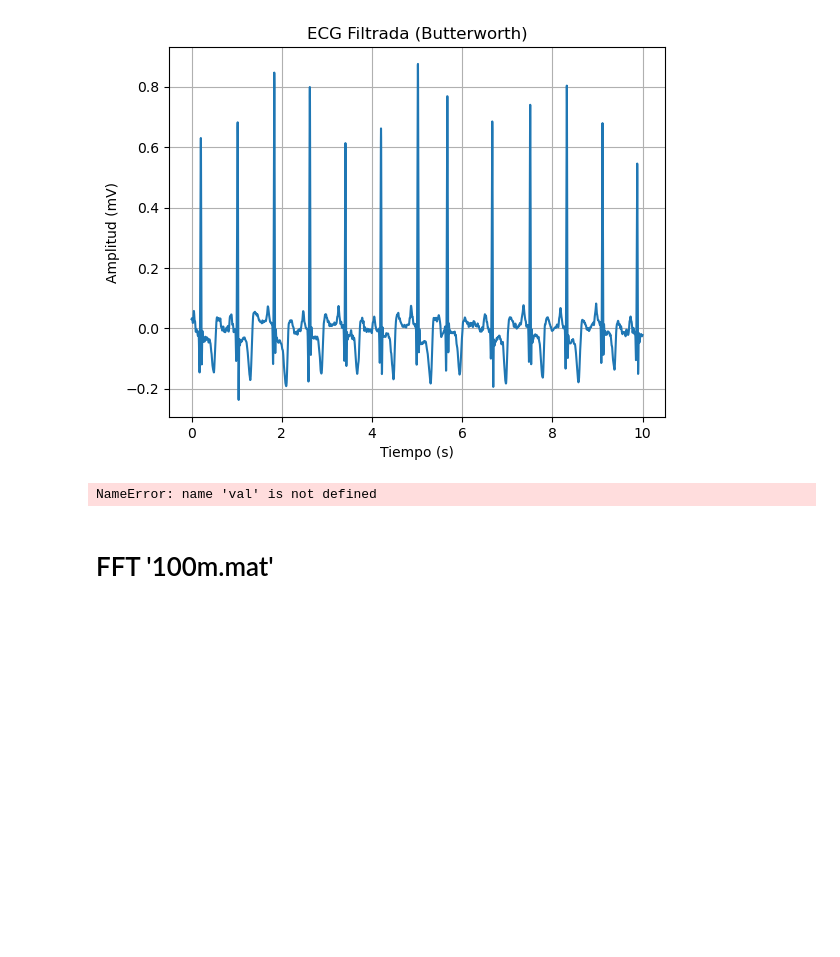
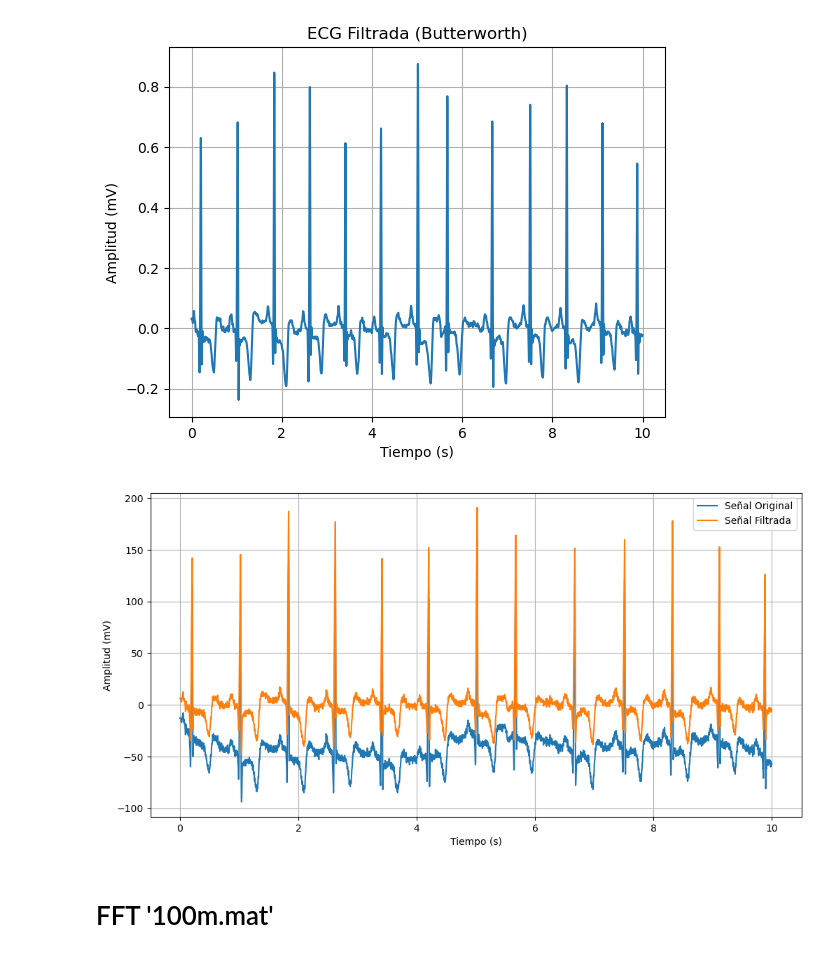
Before and after one commit to Aleestrella/ECG-analisis, a Jupyter notebook: Archivo '100.mat'.ipynb, the cells around one changed output. Drawn from its saved outputs; the diff is of its cells as text; code cells hidden in the pictures; blank space fills up the shorter version.

```diff
--- a/Archivo '100.mat'.ipynb
+++ b/Archivo '100.mat'.ipynb
@@ -423,40 +423,40 @@ ruta_archivo = '100m.mat'
 
 # Cargar la señal de ECG desde el archivo .mat
 mat_data = scipy.io.loadmat('100m.mat')
-ecg = mat_data[val].flatten()  # Aquí asumimos que la señal de ECG se llama 'ECG1'
+ecg = mat_data['val'].flatten()  # Aquí asumimos que la señal de ECG se llama 'ECG1'
 
 # Parámetros de la señal
 frecuencia_de_muestreo = 360  # Frecuencia de muestreo en Hz (según la descripción proporcionada)
 
 # Frecuencias de corte del filtro
 frecuencia_corte_inf = 0.5  # Frecuencia de corte inferior en Hz
 frecuencia_corte_sup = 100  # Frecuencia de corte superior en Hz
 orden = 4  # Orden del filtro Butterworth
 
 # Calcular las frecuencias de corte normalizadas
 frecuencia_corte_inf_norm = frecuencia_corte_inf / (0.5 * frecuencia_de_muestreo)
 frecuencia_corte_sup_norm = frecuencia_corte_sup / (0.5 * frecuencia_de_muestreo)
 
 # Diseñar el filtro Butterworth
 b, a = signal.butter(orden, [frecuencia_corte_inf_norm, frecuencia_corte_sup_norm], btype='band')
 
 # Aplicar el filtro al ECG
 ecg_filtrado = signal.filtfilt(b, a, ecg)
 
 # Graficar la señal original y filtrada
 tiempo = range(len(ecg))  # Tiempo en muestras
 tiempo_segundos = [t / frecuencia_de_muestreo for t in tiempo]  # Tiempo en segundos
 
 plt.figure(figsize=(12, 6))
 plt.plot(tiempo_segundos, ecg, label='Señal Original')
 plt.plot(tiempo_segundos, ecg_filtrado, label='Señal Filtrada')
 plt.xlabel('Tiempo (s)')
 plt.ylabel('Amplitud (mV)')
 plt.legend()
 plt.grid(True)
 plt.show()
 # %% [output]
-NameError: name 'val' is not defined
+[figure, added]
 # %% [markdown]
 # FFT '100m.mat'
 # %%
```
Also changed, not shown: 1 other file.
